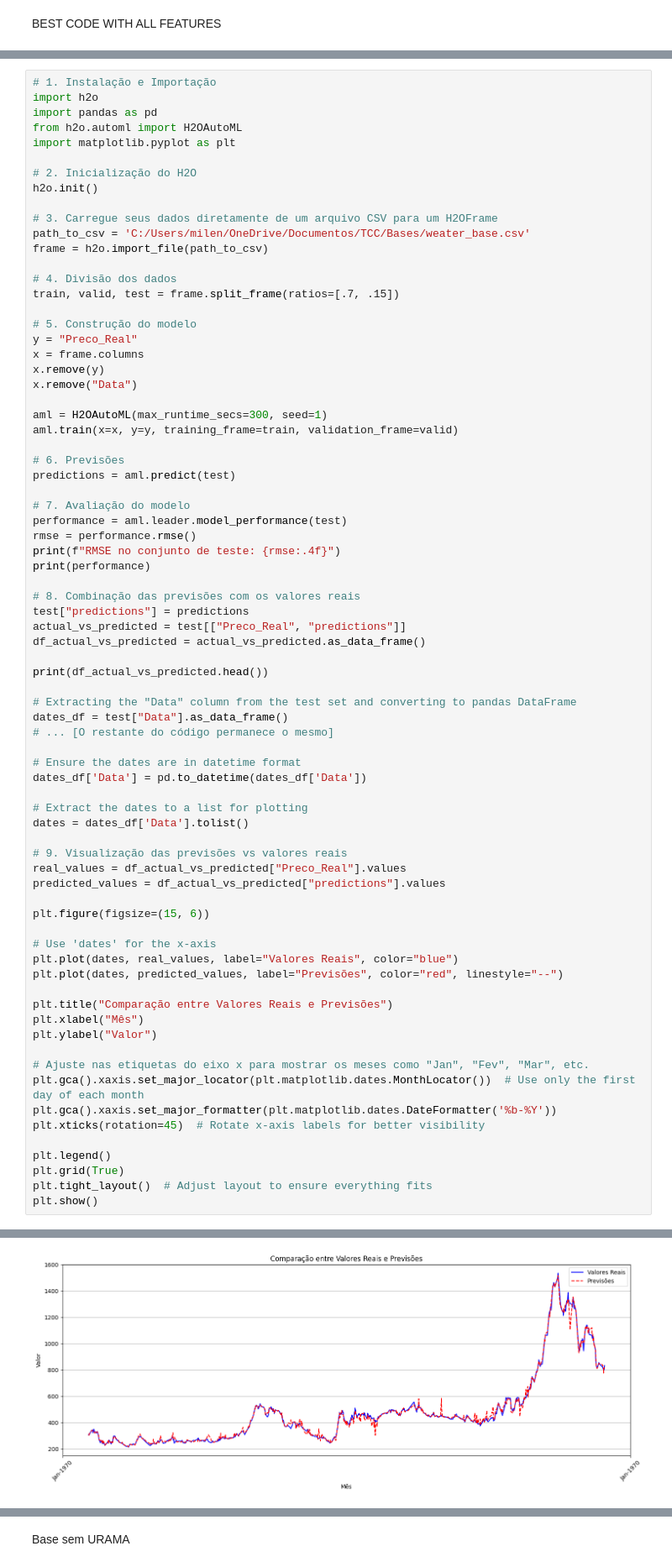
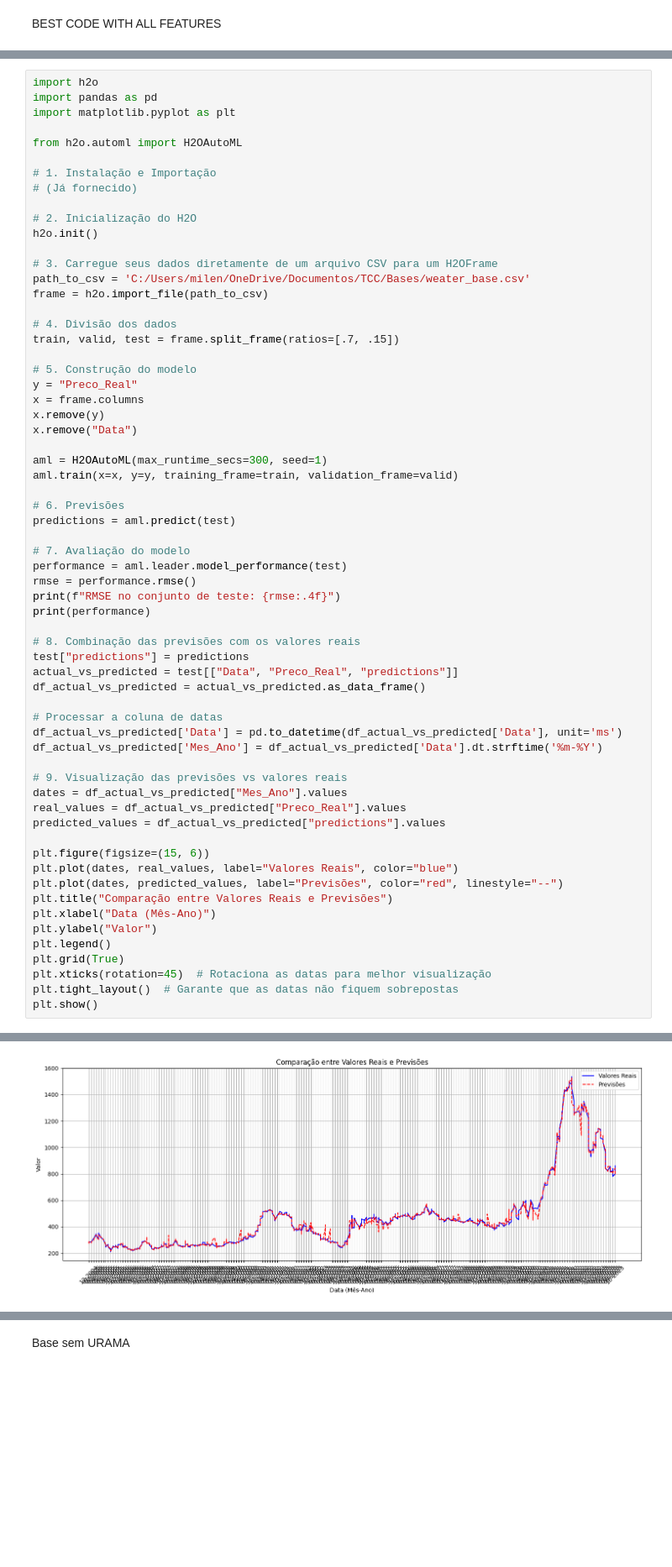
Before and after one commit to M1LENAFAR1A/Previsao_Diferenca_Pontos_Cafe, a Jupyter notebook: h2o.ipynb, the cells around one changed output, grey strips where cells are left out. Shown at 84% size. Saved outputs shown, nothing was run; the diff lists cells and outputs as text; blank space fills up the shorter version.

```diff
--- a/h2o.ipynb
+++ b/h2o.ipynb
@@ -3,9 +202,12 @@ BEST CODE WITH ALL FEATURES
 # %%
-# 1. Instalação e Importação
 import h2o
 import pandas as pd
+import matplotlib.pyplot as plt
+
 from h2o.automl import H2OAutoML
-import matplotlib.pyplot as plt
+
+# 1. Instalação e Importação
+# (Já fornecido)
 
 # 2. Inicialização do H2O
 h2o.init()
@@ -37,42 +239,27 @@ print(performance)
 
 # 8. Combinação das previsões com os valores reais
 test["predictions"] = predictions
-actual_vs_predicted = test[["Preco_Real", "predictions"]]
+actual_vs_predicted = test[["Data", "Preco_Real", "predictions"]]
 df_actual_vs_predicted = actual_vs_predicted.as_data_frame()
 
-print(df_actual_vs_predicted.head())
-
-# Extracting the "Data" column from the test set and converting to pandas DataFrame
-dates_df = test["Data"].as_data_frame()
-# ... [O restante do código permanece o mesmo]
-
-# Ensure the dates are in datetime format
-dates_df['Data'] = pd.to_datetime(dates_df['Data'])
-
-# Extract the dates to a list for plotting
-dates = dates_df['Data'].tolist()
+# Processar a coluna de datas
+df_actual_vs_predicted['Data'] = pd.to_datetime(df_actual_vs_predicted['Data'], unit='ms')
+df_actual_vs_predicted['Mes_Ano'] = df_actual_vs_predicted['Data'].dt.strftime('%m-%Y')
 
 # 9. Visualização das previsões vs valores reais
+dates = df_actual_vs_predicted["Mes_Ano"].values
 real_values = df_actual_vs_predicted["Preco_Real"].values
 predicted_values = df_actual_vs_predicted["predictions"].values
 
 plt.figure(figsize=(15, 6))
-
-# Use 'dates' for the x-axis
 plt.plot(dates, real_values, label="Valores Reais", color="blue")
 plt.plot(dates, predicted_values, label="Previsões", color="red", linestyle="--")
-
 plt.title("Comparação entre Valores Reais e Previsões")
-plt.xlabel("Mês")
+plt.xlabel("Data (Mês-Ano)")
 plt.ylabel("Valor")
-
-# Ajuste nas etiquetas do eixo x para mostrar os meses como "Jan", "Fev", "Mar", etc.
-plt.gca().xaxis.set_major_locator(plt.matplotlib.dates.MonthLocator())  # Use only the first day of each month
-plt.gca().xaxis.set_major_formatter(plt.matplotlib.dates.DateFormatter('%b-%Y'))
-plt.xticks(rotation=45)  # Rotate x-axis labels for better visibility
-
 plt.legend()
 plt.grid(True)
-plt.tight_layout()  # Adjust layout to ensure everything fits
+plt.xticks(rotation=45)  # Rotaciona as datas para melhor visualização
+plt.tight_layout()  # Garante que as datas não fiquem sobrepostas
 plt.show()
 # %% [output]
@@ -121 +307 @@ ModelMetricsRegressionGLM: stackedensemble
-[figure, old version]
+[figure, new version]
```
Also changed, not shown: parts of 7 cells of this notebook.
